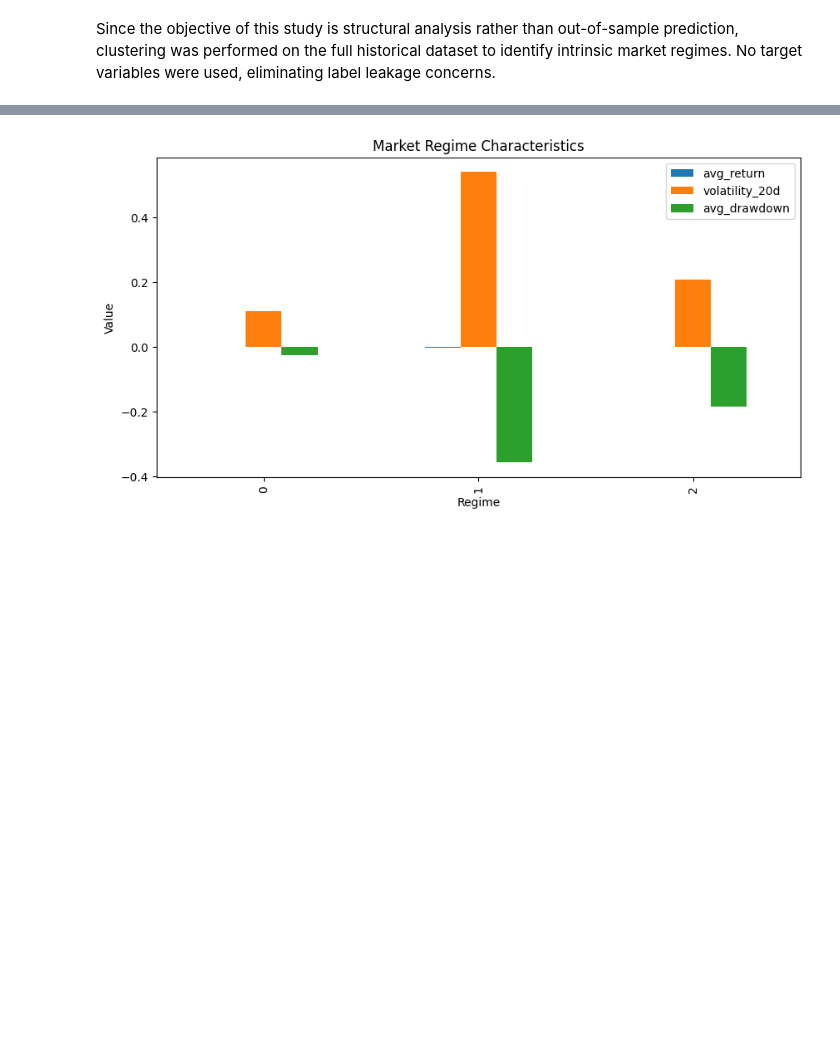
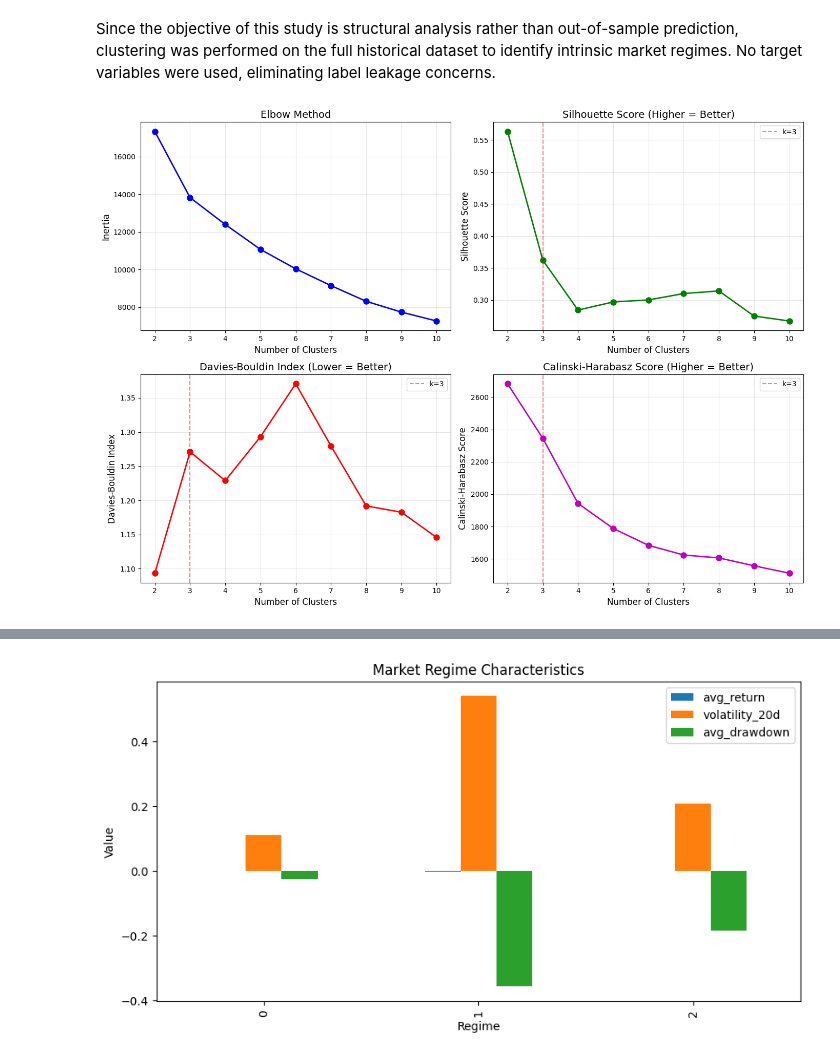
Before and after one commit to ishanvianand-lol/quantitative-research-1, a Jupyter notebook: notebooks/analysis.ipynb, the cells around one changed output, grey strips where cells are left out. Cells and saved outputs as stored; diff of their text form; code cells hidden in the pictures; blank space fills up the shorter version.

```diff
--- a/notebooks/analysis.ipynb
+++ b/notebooks/analysis.ipynb
@@ -50,6 +50,82 @@ X_scaled = scaler.fit_transform(data)
 Since the objective of this study is structural analysis rather than out-of-sample prediction, clustering was performed on the full historical dataset to identify intrinsic market regimes. No target variables were used, eliminating label leakage concerns.
 # %%
 from sklearn.cluster import KMeans
+import matplotlib.pyplot as plt
 
 kmeans = KMeans(n_clusters=3, random_state=42)
 data["regime"] = kmeans.fit_predict(X_scaled)
+
+from sklearn.metrics import silhouette_score, davies_bouldin_score, calinski_harabasz_score
+
+inertias = []
+silhouette_scores = []
+davies_bouldin_scores = []
+calinski_scores = []
+K_range = range(2, 11)
+
+for k in K_range:
+    kmeans_temp = KMeans(n_clusters=k, random_state=42, n_init=10)
+    labels = kmeans_temp.fit_predict(X_scaled)
+
+    inertias.append(kmeans_temp.inertia_)
+    silhouette_scores.append(silhouette_score(X_scaled, labels))
+    davies_bouldin_scores.append(davies_bouldin_score(X_scaled, labels))
+    calinski_scores.append(calinski_harabasz_score(X_scaled, labels))
+
+# Plot all metrics
+fig, axes = plt.subplots(2, 2, figsize=(14, 10))
+
+# Elbow Method
+axes[0, 0].plot(K_range, inertias, 'bo-', linewidth=2, markersize=8)
+axes[0, 0].set_xlabel('Number of Clusters', fontsize=12)
+axes[0, 0].set_ylabel('Inertia', fontsize=12)
+axes[0, 0].set_title('Elbow Method', fontsize=14)
+axes[0, 0].grid(True, alpha=0.3)
+
+# Silhouette Score (higher is better)
+axes[0, 1].plot(K_range, silhouette_scores, 'go-', linewidth=2, markersize=8)
+axes[0, 1].set_xlabel('Number of Clusters', fontsize=12)
+axes[0, 1].set_ylabel('Silhouette Score', fontsize=12)
+axes[0, 1].set_title('Silhouette Score (Higher = Better)', fontsize=14)
+axes[0, 1].grid(True, alpha=0.3)
+axes[0, 1].axvline(x=3, color='red', linestyle='--', alpha=0.5, label='k=3')
+axes[0, 1].legend()
+
+# Davies-Bouldin Index (lower is better)
+axes[1, 0].plot(K_range, davies_bouldin_scores, 'ro-', linewidth=2, markersize=8)
+axes[1, 0].set_xlabel('Number of Clusters', fontsize=12)
+axes[1, 0].set_ylabel('Davies-Bouldin Index', fontsize=12)
+axes[1, 0].set_title('Davies-Bouldin Index (Lower = Better)', fontsize=14)
+axes[1, 0].grid(True, alpha=0.3)
+axes[1, 0].axvline(x=3, color='red', linestyle='--', alpha=0.5, label='k=3')
+axes[1, 0].legend()
+
+# Calinski-Harabasz Score (higher is better)
+axes[1, 1].plot(K_range, calinski_scores, 'mo-', linewidth=2, markersize=8)
+axes[1, 1].set_xlabel('Number of Clusters', fontsize=12)
+axes[1, 1].set_ylabel('Calinski-Harabasz Score', fontsize=12)
+axes[1, 1].set_title('Calinski-Harabasz Score (Higher = Better)', fontsize=14)
+axes[1, 1].grid(True, alpha=0.3)
+axes[1, 1].axvline(x=3, color='red', linestyle='--', alpha=0.5, label='k=3')
+axes[1, 1].legend()
+
+plt.tight_layout()
+plt.show()
+
+# Print decision matrix
+print("="*60)
+print("CLUSTER VALIDATION RESULTS")
+print("="*60)
+for i, k in enumerate(K_range):
+    print(f"k={k}: Silhouette={silhouette_scores[i]:.3f}, "
+          f"Davies-Bouldin={davies_bouldin_scores[i]:.3f}, "
+          f"Calinski={calinski_scores[i]:.1f}")
+print("="*60)
+print("\n📊 DECISION: Using k=3 clusters")
+print("Reason: Balances statistical quality with interpretability")
+print("   - k=2: Oversimplified (only crisis vs normal)")
+print("   - k=3: Captures stable/transitional/crisis regimes")
+print("   - k>3: Overfits, harder to interpret")
+print("="*60)
+# %% [output]
+[figure, added]
```
Also changed, not shown: parts of 11 cells of this notebook.
